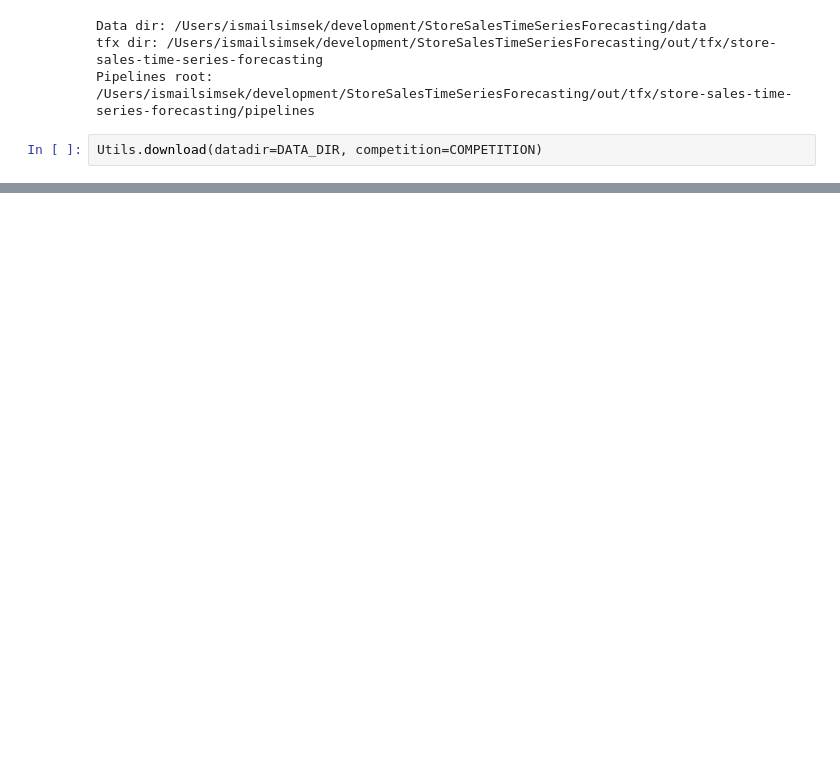
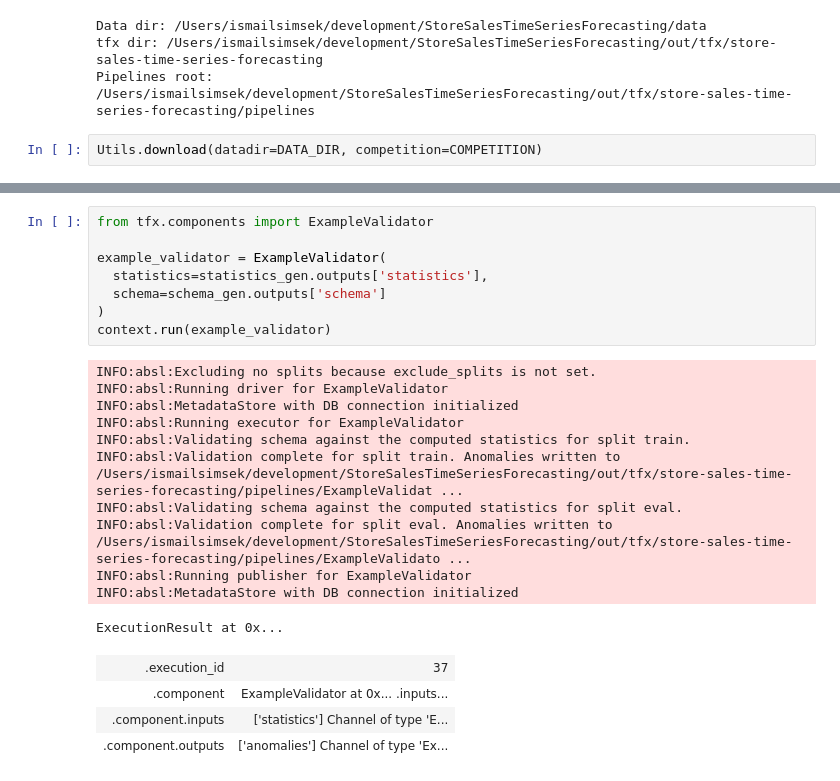
Before and after one commit to ismailsimsek/StoreSalesTimeSeriesForecasting, a Jupyter notebook: model_tfx.ipynb, the cells around one changed output, grey strips where cells are left out. Cells and saved outputs as stored; diff of their text form; blank space fills up the shorter version.

```diff
--- a/model_tfx.ipynb
+++ b/model_tfx.ipynb
@@ -120,0 +126,24 @@ print('----------------------')
+# %%
+from tfx.components import ExampleValidator
+
+example_validator = ExampleValidator(
+  statistics=statistics_gen.outputs['statistics'],
+  schema=schema_gen.outputs['schema']
+)
+context.run(example_validator)
+# %% [output]
+INFO:absl:Excluding no splits because exclude_splits is not set.
+INFO:absl:Running driver for ExampleValidator
+INFO:absl:MetadataStore with DB connection initialized
+INFO:absl:Running executor for ExampleValidator
+INFO:absl:Validating schema against the computed statistics for split train.
+INFO:absl:Validation complete for split train. Anomalies written to /Users/ismailsimsek/development/StoreSalesTimeSeriesForecasting/out/tfx/store-sales-time-series-forecasting/pipelines/ExampleValidat ...
+INFO:absl:Validating schema against the computed statistics for split eval.
+INFO:absl:Validation complete for split eval. Anomalies written to /Users/ismailsimsek/development/StoreSalesTimeSeriesForecasting/out/tfx/store-sales-time-series-forecasting/pipelines/ExampleValidato ...
+INFO:absl:Running publisher for ExampleValidator
+INFO:absl:MetadataStore with DB connection initialized
+ExecutionResult at 0x...
+| .execution_id | 37 |
+| .component | ExampleValidator at 0x... .inputs... |
+| .component.inputs | ['statistics'] Channel of type 'E... |
+| .component.outputs | ['anomalies'] Channel of type 'Ex... |
```
Also changed, not shown: parts of 10 cells of this notebook.
